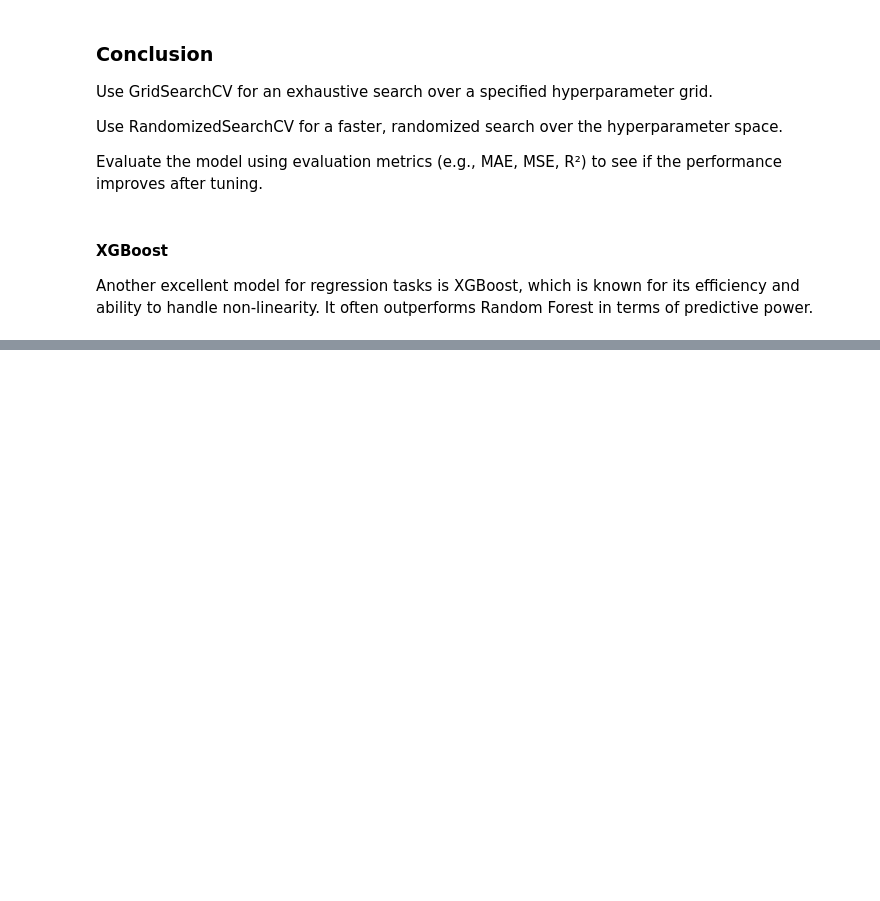
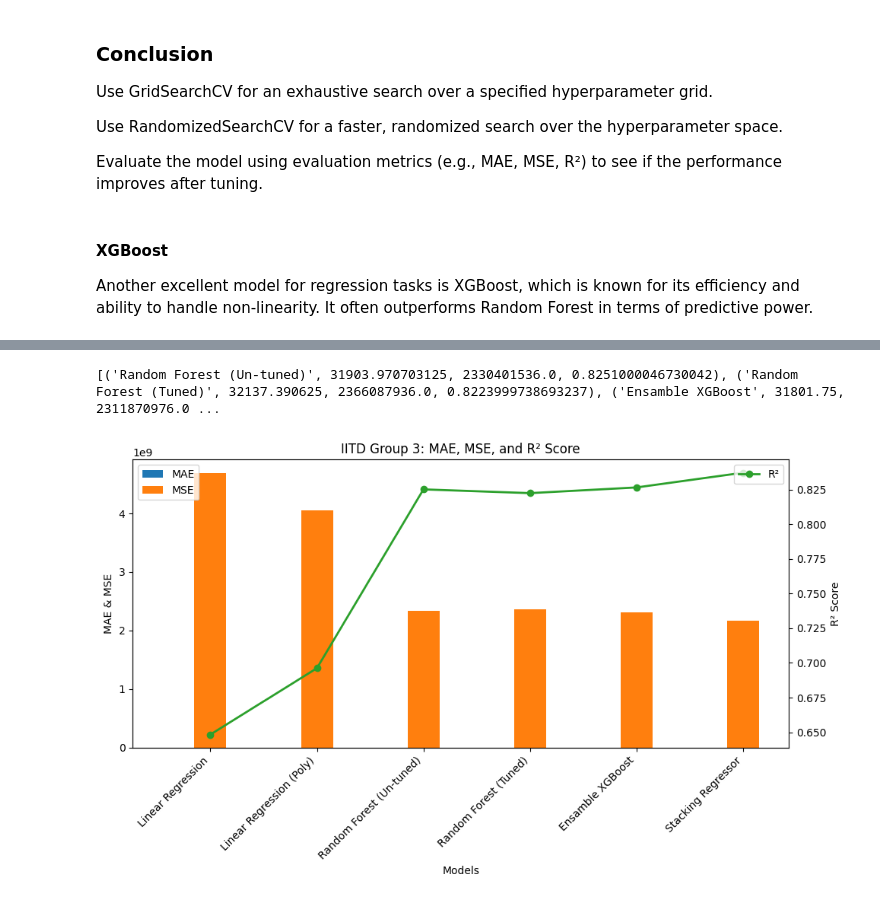
Before and after one commit to AbhishekJunnarkar/DS-ML-Projects, a Jupyter notebook: Module-Capstone-Project/Project_1_Predict_The_House_Prices/notebook/PROJECT-1-PREDICT-HOUSE-PRICES_v2.ipynb, the cells around one changed output, grey strips where cells are left out. Cells and saved outputs as stored; diff of their text form; code cells hidden in the pictures; blank space fills up the shorter version.

```diff
--- a/Module-Capstone-Project/Project_1_Predict_The_House_Prices/notebook/PROJECT-1-PREDICT-HOUSE-PRICES_v2.ipynb
+++ b/Module-Capstone-Project/Project_1_Predict_The_House_Prices/notebook/PROJECT-1-PREDICT-HOUSE-PRICES_v2.ipynb
@@ -886,0 +970,71 @@ print(f"XGBoost R²: {r2_xgb}")
+# %%
+# Reconnect and query data
+con = duckdb.connect('model_performance.duckdb')
+
+# Example: Get models with R² greater than 0.8
+result = con.execute("SELECT * FROM model_performance WHERE r2 > 0.8").fetchall()
+
+# Display the result
+print(result)
+
+# Close the connection
+con.close()
+# %% [output]
+[('Random Forest (Un-tuned)', 31903.970703125, 2330401536.0, 0.8251000046730042), ('Random Forest (Tuned)', 32137.390625, 2366087936.0, 0.8223999738693237), ('Ensamble XGBoost', 31801.75, 2311870976.0 ...
+# %%
+import duckdb
+import matplotlib.pyplot as plt
+import numpy as np
+
+# Connect to DuckDB (use the existing database)
+con = duckdb.connect('model_performance.duckdb')
+
+
+# Query the data from DuckDB
+query_result = con.execute("SELECT * FROM model_performance").fetchall()
+
+# Close the connection to the database
+con.close()
+
+# Extract data from the query result
+models = [row[0] for row in query_result]
+mae = [row[1] for row in query_result]
+mse = [row[2] for row in query_result]
+r2 = [row[3] for row in query_result]
+
+# Plotting the graphs
+fig, ax1 = plt.subplots(figsize=(10, 6))
+
+# Create bar plots for MAE and MSE
+width = 0.3  # width of the bars
+x = np.arange(len(models))  # model indices
+
+# Plot MAE
+ax1.bar(x - width, mae, width, label='MAE', color='tab:blue')
+
+# Plot MSE
+ax1.bar(x, mse, width, label='MSE', color='tab:orange')
+
+# Create secondary axis for R²
+ax2 = ax1.twinx()
+ax2.plot(x, r2, label="R²", color='tab:green', marker='o', linestyle='-', linewidth=2)
+
+# Labels and Titles
+ax1.set_xlabel('Models')
+ax1.set_ylabel('MAE & MSE')
+ax2.set_ylabel('R² Score')
+
+# Set the x-axis tick positions and labels
+ax1.set_xticks(x)
+ax1.set_xticklabels(models, rotation=45, ha="right")
+
+# Add a title and legend
+plt.title('IITD Group 3: MAE, MSE, and R² Score')
+ax1.legend(loc='upper left')
+ax2.legend(loc='upper right')
+
+# Show the plot
+plt.tight_layout()
+plt.show()
+# %% [output]
+[figure, added]
```
Also changed, not shown: parts of 3 cells of this notebook, 2 other files.
